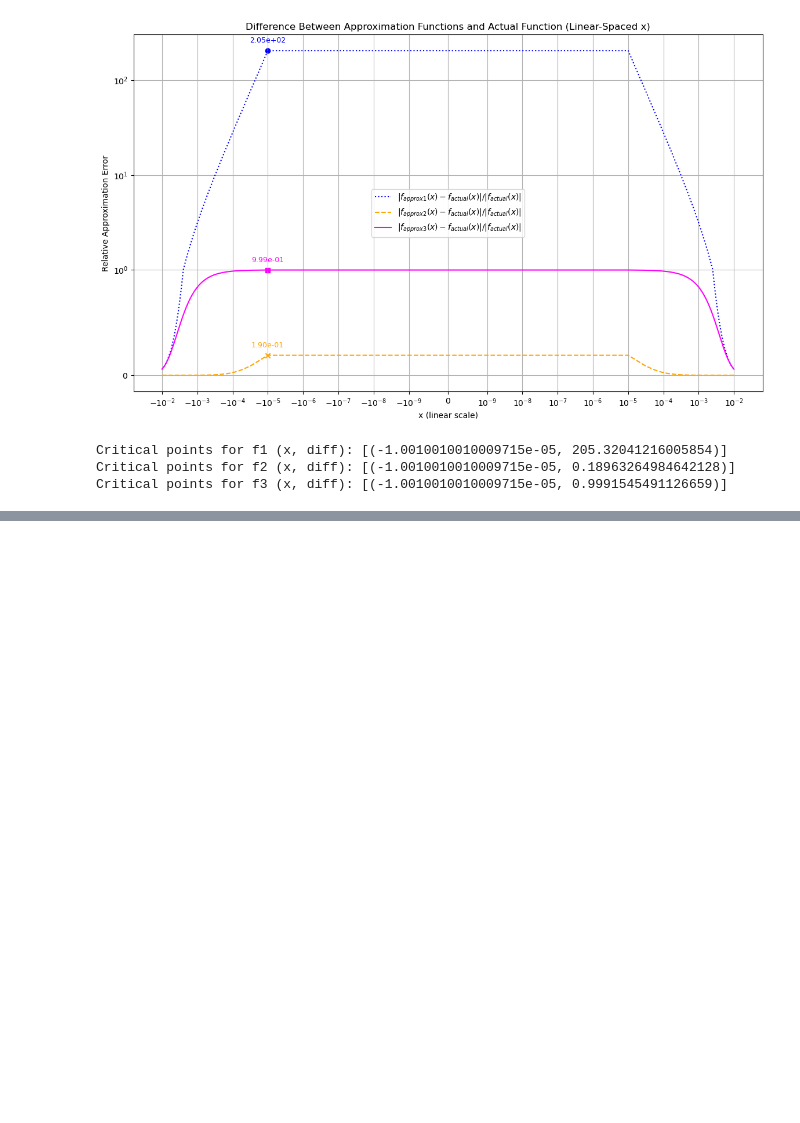
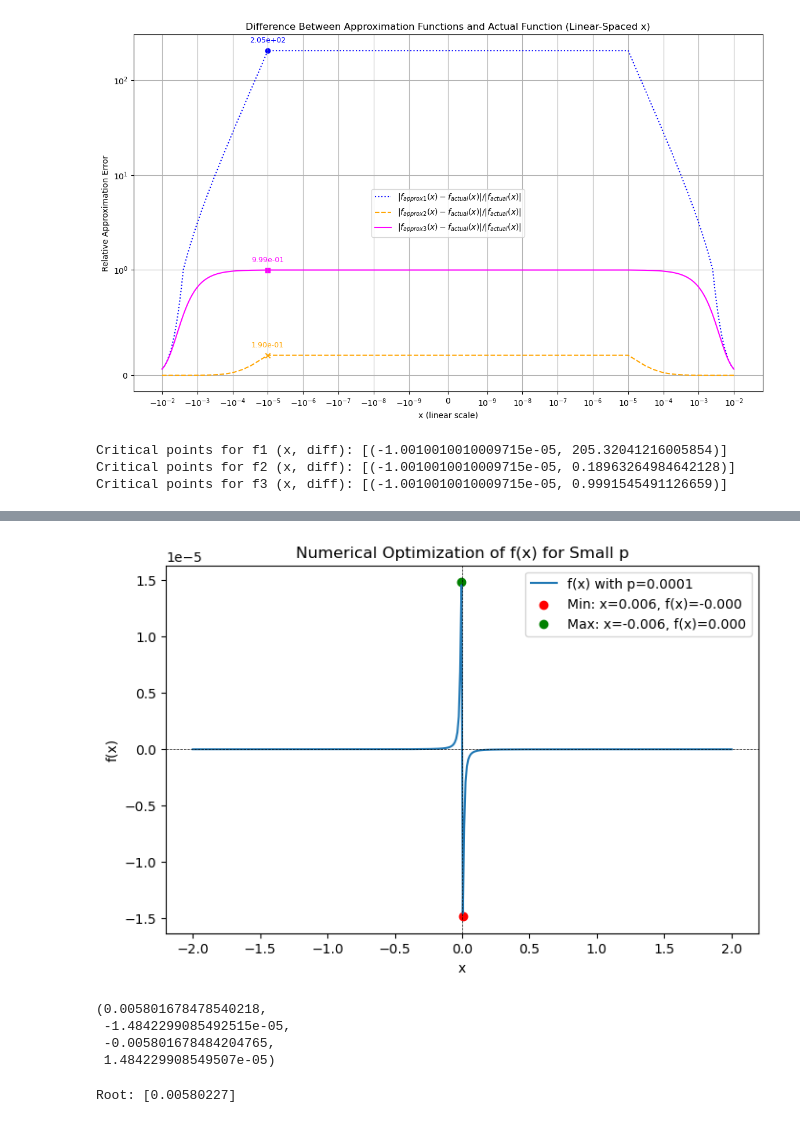
Before and after one commit to nitish-dumoliya/waterNetwork, a Jupyter notebook: model/approxHeadLoss.ipynb, the cells around one changed output, grey strips where cells are left out. Saved outputs shown, nothing was run; the diff lists cells and outputs as text; code cells hidden in the pictures; blank space fills up the shorter version.

```diff
--- a/model/approxHeadLoss.ipynb
+++ b/model/approxHeadLoss.ipynb
@@ -838,0 +920,57 @@ Critical points for f3 (x, diff): [(-1.0010010010009715e-05, 0.9991545491126659)
+# %%
+import numpy as np
+import matplotlib.pyplot as plt
+from scipy.optimize import minimize_scalar
+
+# Define function numerically
+def f_numeric(x, p):
+    return ((x**3) * (x**2 + p)**0.426) / (x**2 + 0.426*p) - x * abs(x)**0.852
+
+# Define small p value
+p_value = 0.0001
+
+# Find min and max using numerical optimization
+res_min = minimize_scalar(f_numeric, args=(p_value,), bounds=(-2, 2), method='bounded')
+res_max = minimize_scalar(lambda x, p: -f_numeric(x, p), args=(p_value,), bounds=(-2, 2), method='bounded')
+
+# Generate x values for plotting
+x_vals = np.linspace(-2, 2, 400)
+y_vals = [f_numeric(x, p_value) for x in x_vals]
+
+# Plot function
+plt.figure(figsize=(8, 5))
+plt.plot(x_vals, y_vals, label=f"f(x) with p={p_value}")
+plt.scatter(res_min.x, res_min.fun, color='red', label=f"Min: x={res_min.x:.3f}, f(x)={res_min.fun:.3f}")
+plt.scatter(res_max.x, -res_max.fun, color='green', label=f"Max: x={res_max.x:.3f}, f(x)={-res_max.fun:.3f}")
+plt.axhline(0, color='black', linestyle='--', linewidth=0.5)
+plt.axvline(0, color='black', linestyle='--', linewidth=0.5)
+plt.legend()
+plt.xlabel("x")
+plt.ylabel("f(x)")
+plt.title("Numerical Optimization of f(x) for Small p")
+plt.show()
+
+# Return numerical results
+res_min.x, res_min.fun, res_max.x, -res_max.fun
+# %% [output]
+[figure, added]
+(0.005801678478540218,
+ -1.4842299085492515e-05,
+ -0.005801678484204765,
+ 1.484229908549507e-05)
+# %%
+from sympy import symbols, Eq, solve
+from scipy.optimize import fsolve
+import numpy as np
+
+def equation(x, p):
+    return (1.852 * x**6 + 2.64095 * p * x**4 + 1.278 * p**2 * x**2 -
+            1.852 * (x**2)**0.426 * (x**2 + p)**0.574 * (x**2 + 0.426 * p)**2)
+
+p_value = 0.0001  # Example
+x_initial_guess = 0.1  # A reasonable guess
+
+x_solution = fsolve(equation, x_initial_guess, args=(p_value,))
+print("Root:", x_solution)
+# %% [output]
+Root: [0.00580227]
```
Also changed, not shown: parts of 9 cells of this notebook, 4 other files.
